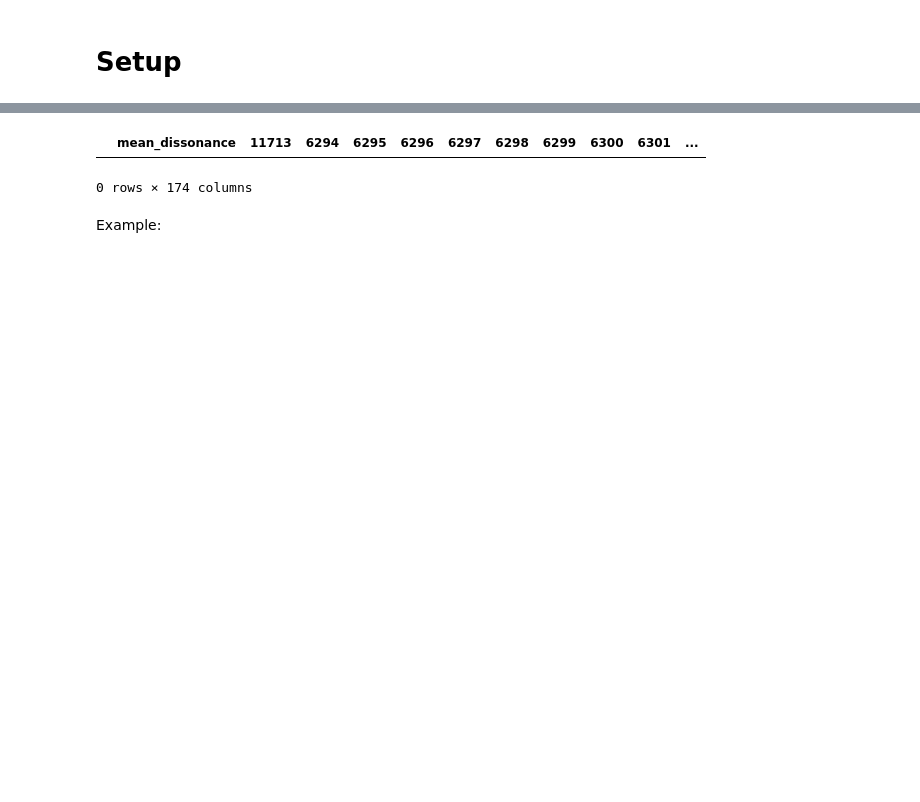
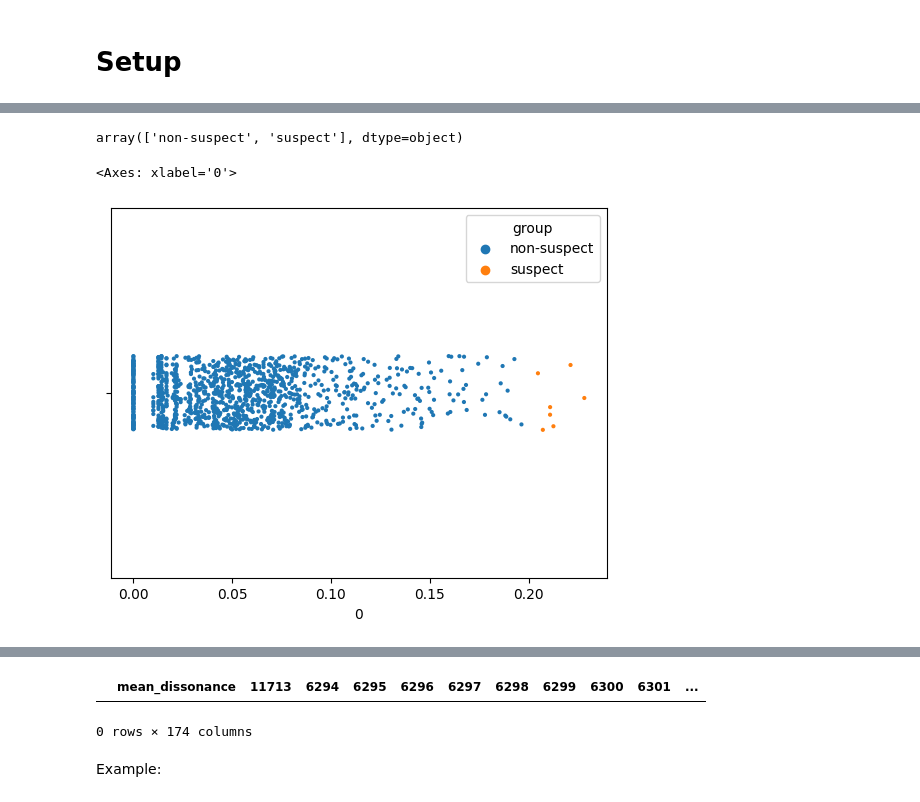
Before and after one commit to zeroknowledgediscovery/truthnet, a Jupyter notebook: notebooks/bond-court-data.ipynb, the cells around one changed output, grey strips where cells are left out. Drawn from its saved outputs; the diff is of its cells as text; code cells hidden in the pictures; blank space fills up the shorter version.

Commit message:
starting suspects figure

```diff
--- a/notebooks/bond-court-data.ipynb
+++ b/notebooks/bond-court-data.ipynb
@@ -37,0 +61,10 @@ import optuna
+# %%
+suspects = [
+    pd.read_csv(df).rename(columns={pd.read_csv(df).columns[0]: "index"})
+    for df in glob.glob("data/bondcourt/suspects/suspects*.csv")
+]
+# %%
+disson = [
+    pd.read_csv(df).mean(axis=1).reset_index().assign(group="non-suspect")
+    for df in glob.glob("data/bondcourt/suspects/bondcourt_dissonance*.csv")
+]
@@ -37,0 +108,2 @@ import optuna
+# %%
+disson[0].loc[suspects[0]["index"].values, "group"] = "suspect"
@@ -37,0 +126,10 @@ import optuna
+# %%
+disson[0]["group"].unique()
+# %% [output]
+array(['non-suspect', 'suspect'], dtype=object)
+# %%
+fig, ax = plt.subplots(figsize=(12, 12))
+sns.stripplot(data=disson[0], x=0, hue="group", size=3, ax=ax)
+# %% [output]
+<Axes: xlabel='0'>
+[figure, added]
```
Also changed, not shown: parts of 28 cells of this notebook, 3 other files.
